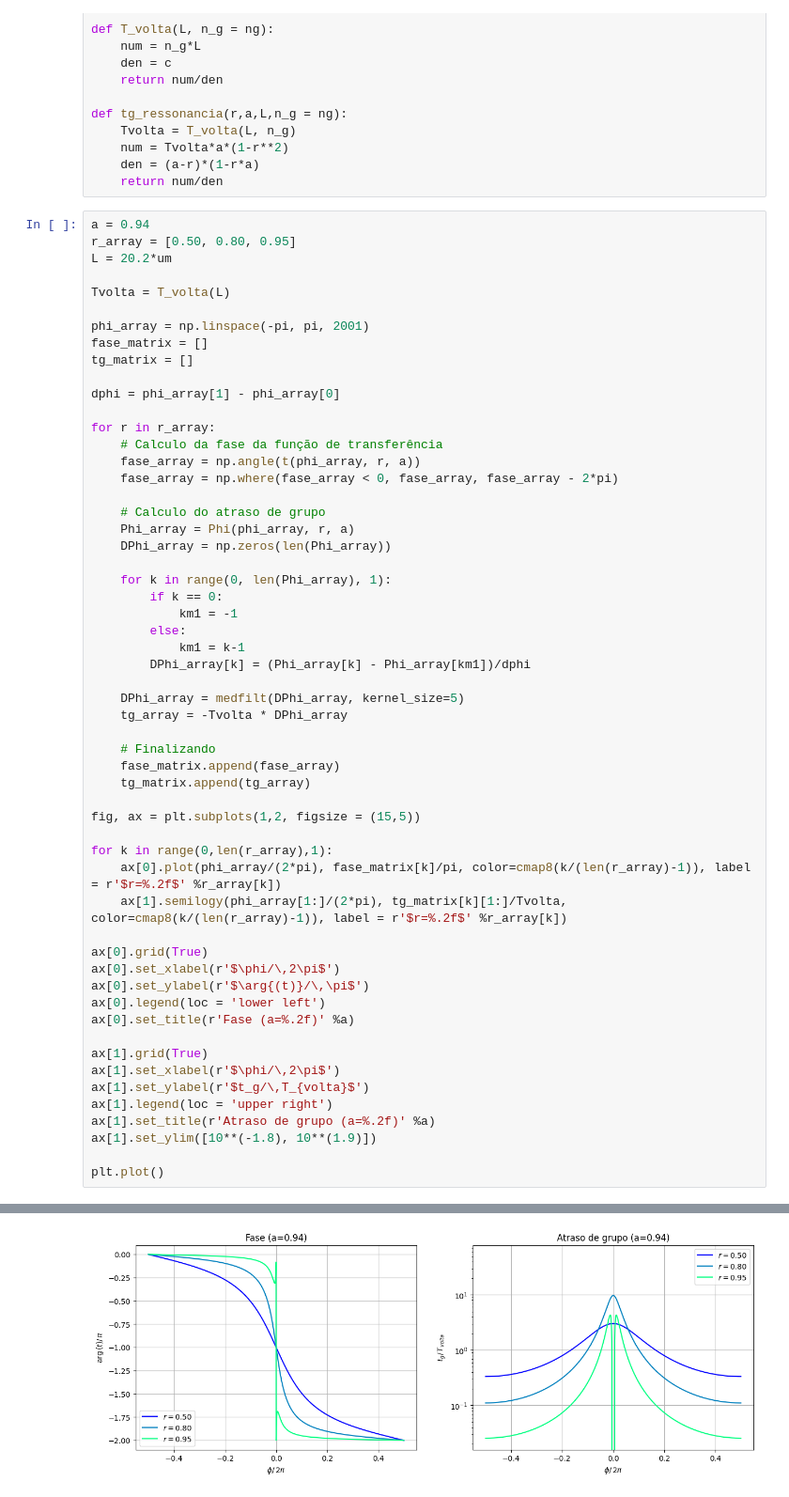
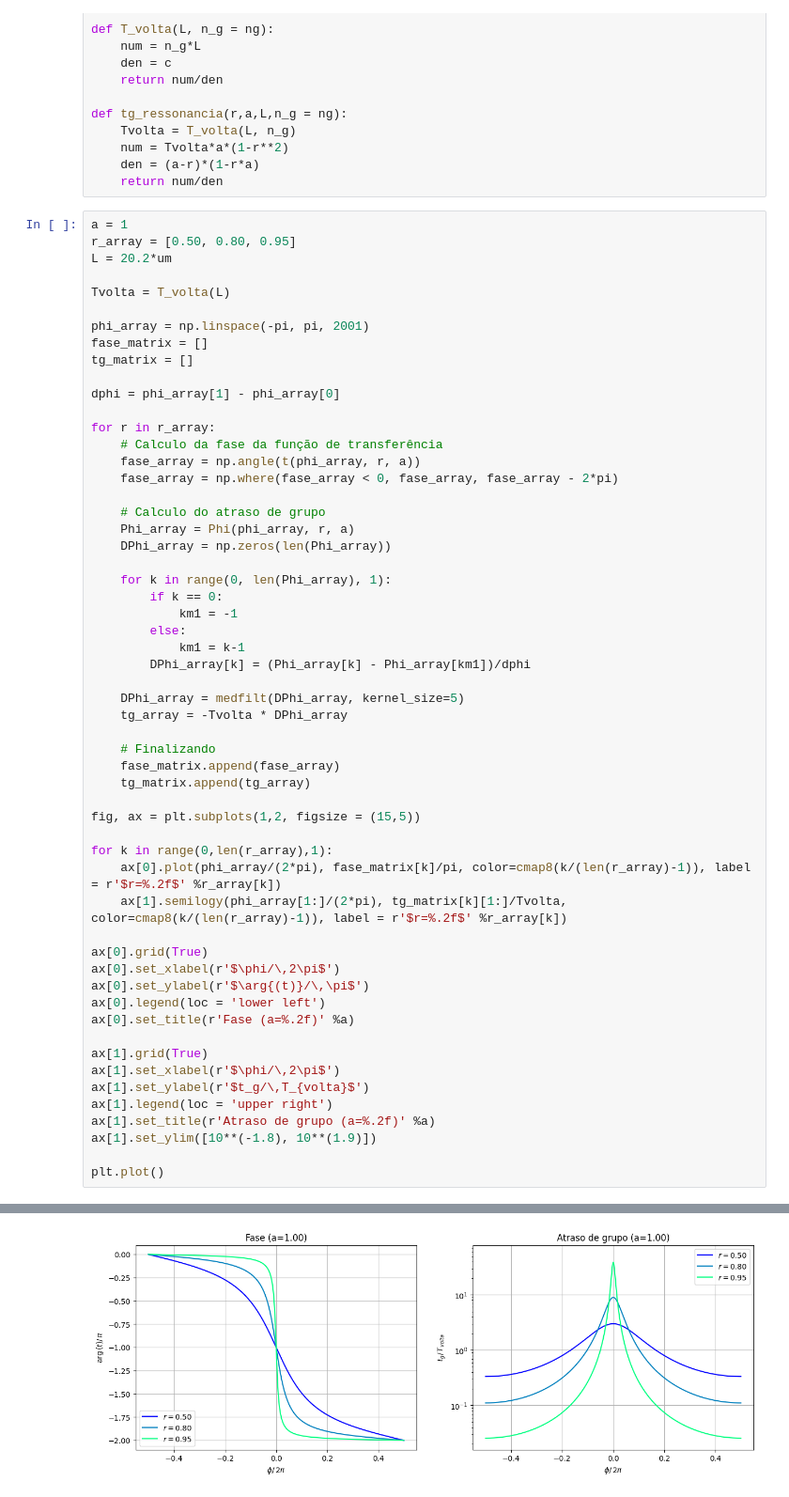
Before and after one commit to LucasGabrielMelo/PICs, a Jupyter notebook: Dispositivos fotônicos/Aneis ressonantes/Notebooks/Anel all-pass.ipynb, the cells around one changed output, grey strips where cells are left out. Shown at 94% size. Drawn from its saved outputs; the diff is of its cells as text.

```diff
--- a/Dispositivos fotônicos/Aneis ressonantes/Notebooks/Anel all-pass.ipynb
+++ b/Dispositivos fotônicos/Aneis ressonantes/Notebooks/Anel all-pass.ipynb
@@ -379,7 +379,7 @@ def tg_ressonancia(r,a,L,n_g = ng):
     den = (a-r)*(1-r*a)
     return num/den
 # %%
-a = 0.94
+a = 1
 r_array = [0.50, 0.80, 0.95]
 L = 20.2*um
 
@@ -409,31 +409,31 @@ for r in r_array:
 
     DPhi_array = medfilt(DPhi_array, kernel_size=5)
     tg_array = -Tvolta * DPhi_array
 
     # Finalizando
     fase_matrix.append(fase_array)
     tg_matrix.append(tg_array)
 
 fig, ax = plt.subplots(1,2, figsize = (15,5))
 
 for k in range(0,len(r_array),1):
     ax[0].plot(phi_array/(2*pi), fase_matrix[k]/pi, color=cmap8(k/(len(r_array)-1)), label = r'$r=%.2f$' %r_array[k])
     ax[1].semilogy(phi_array[1:]/(2*pi), tg_matrix[k][1:]/Tvolta, color=cmap8(k/(len(r_array)-1)), label = r'$r=%.2f$' %r_array[k])
 
 ax[0].grid(True)
 ax[0].set_xlabel(r'$\phi/\,2\pi$')
 ax[0].set_ylabel(r'$\arg{(t)}/\,\pi$')
 ax[0].legend(loc = 'lower left')
 ax[0].set_title(r'Fase (a=%.2f)' %a)
 
 ax[1].grid(True)
 ax[1].set_xlabel(r'$\phi/\,2\pi$')
 ax[1].set_ylabel(r'$t_g/\,T_{volta}$')
 ax[1].legend(loc = 'upper right')
 ax[1].set_title(r'Atraso de grupo (a=%.2f)' %a)
 ax[1].set_ylim([10**(-1.8), 10**(1.9)])
 
 plt.plot()
 # %% [output]
 []
-[figure, old version]
+[figure, new version]
```
Also changed, not shown: parts of 1 cell of this notebook, 3 other files.
